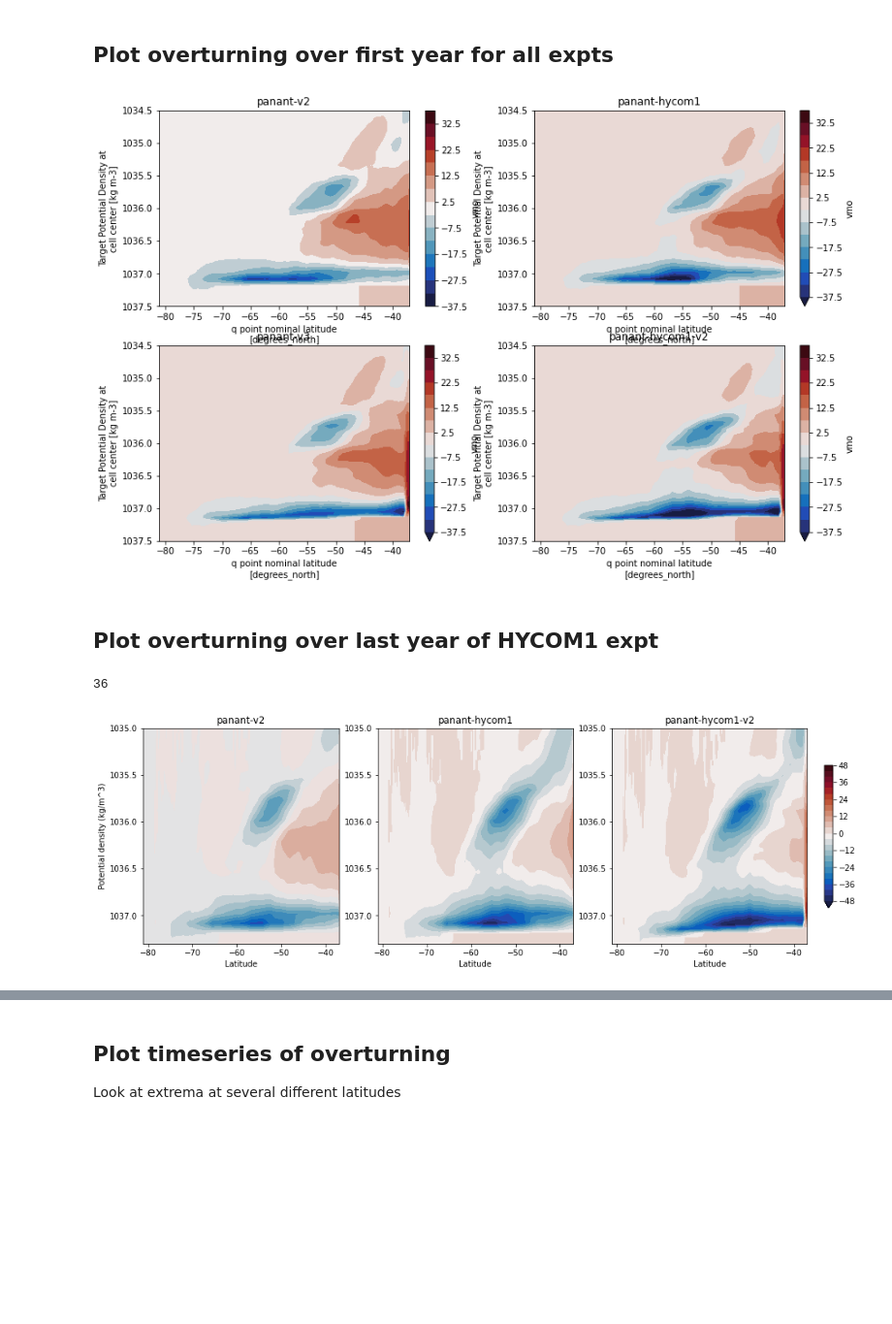
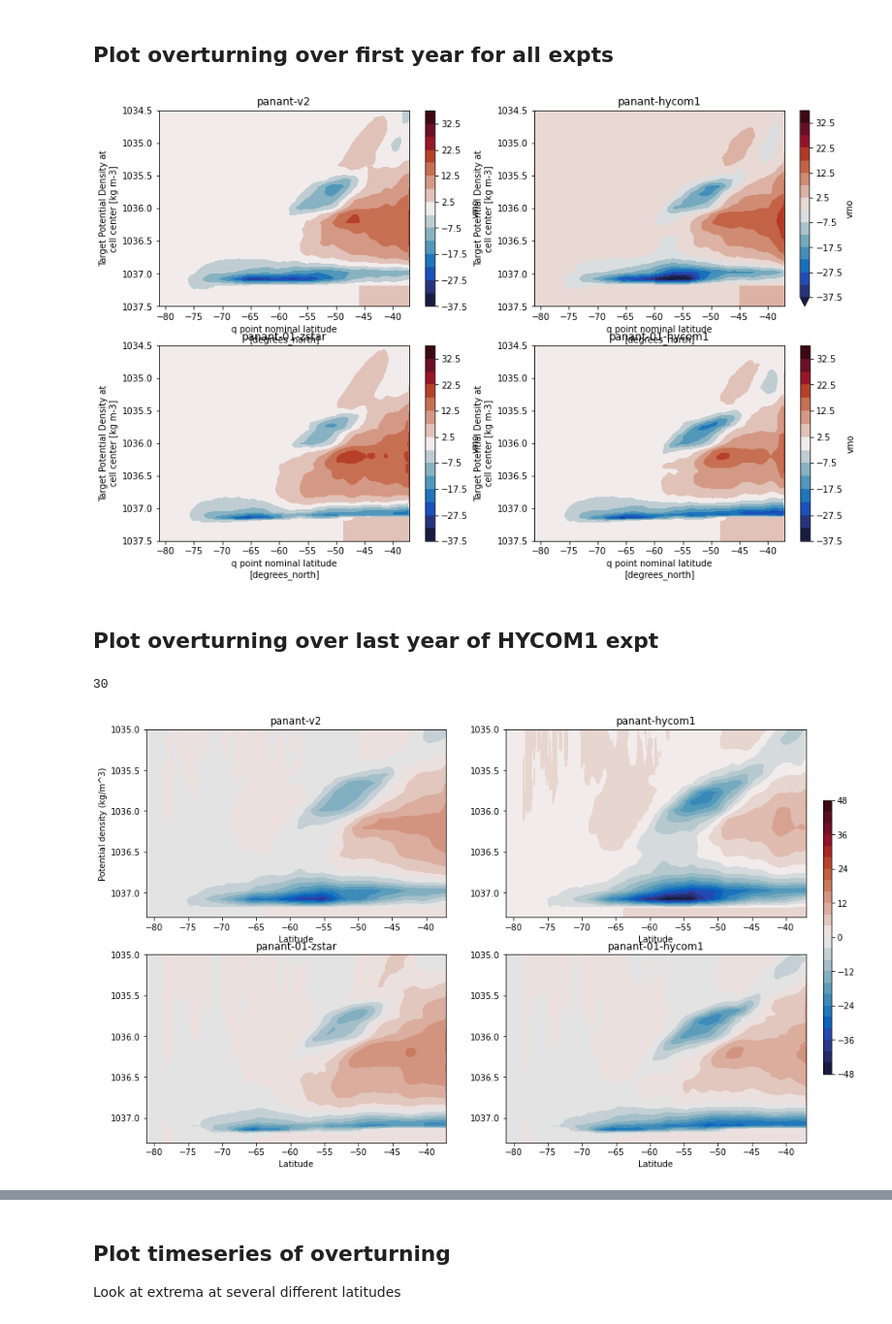
Before and after one commit to COSIMA/mom6-diagnostics, a Jupyter notebook: Overturning.ipynb, the cells around one changed output, grey strips where cells are left out. Shown at 97% size. Saved outputs shown, nothing was run; the diff lists cells and outputs as text; code cells hidden in the pictures; blank space fills up the shorter version.

Commit message:
updating for new panant-01 expts

```diff
--- a/Overturning.ipynb
+++ b/Overturning.ipynb
@@ -11,7 +11,7 @@ import cmocean as cm
 # %%
 db='/g/data/x77/amh157/PanAnt/panant.db'
 session=cc.database.create_session(db)
-expts = ['panant-v2','panant-hycom1','panant-hycom1-v2'] #,'panant-v3'
+expts = ['panant-v2','panant-hycom1','panant-01-zstar','panant-01-hycom1']
 # %%
 client = Client()
 client
@@ -32,37 +32,37 @@ for expt in expts:
     plt.gca().invert_yaxis()
     plt.title(expt)
 # %% [output]
-[figure, old version]
+[figure, new version]
 # %% [markdown]
 ## Plot overturning over last year of HYCOM1 expt
 # %%
-vmo = cc.querying.getvar('panant-hycom1-v2', 'vmo', session, chunks={'yq':60},decode_times=False)
+vmo = cc.querying.getvar('panant-01-hycom1', 'vmo', session, chunks={'yq':60},decode_times=False)
 nt = vmo.time.size
 # %%
 nt
 # %% [output]
-36
+30
 # %%
-plt.figure(figsize=(15,5))
+plt.figure(figsize=(14,9))
 ii=0
 for expt in expts:
     ii+=1
     vmo = cc.querying.getvar(expt, 'vmo', session, chunks={'yq':120})
     vmo_lastyear = vmo.isel(time=slice(nt-12,nt)).sum('xh').mean('time').load()/1e9
-    plt.subplot(1,3,ii)
+    plt.subplot(2,2,ii)
     p1 = vmo_lastyear.cumsum('rho2_l').plot.contourf(add_colorbar=False,levels=np.arange(-48,49,4),cmap=cm.cm.balance)
     plt.ylim([1035,1037.3])
     #plt.axhline(1037.1,color='y',linestyle='--',linewidth=0.5)
     plt.gca().invert_yaxis()
     plt.title(expt)
     if (ii==1):
         plt.ylabel('Potential density (kg/m^3)')
     else:
         plt.ylabel('')
     plt.xlabel('Latitude')
 
 ax_c = plt.axes([0.92,0.25,0.01,0.5])
 plt.colorbar(p1,cax=ax_c)
-plt.savefig('figures/overturning.png')
+#plt.savefig('figures/overturning.png')
 # %% [output]
-[figure, old version]
+[figure, new version]
```
Also changed, not shown: parts of 7 cells of this notebook, 4 other files.
